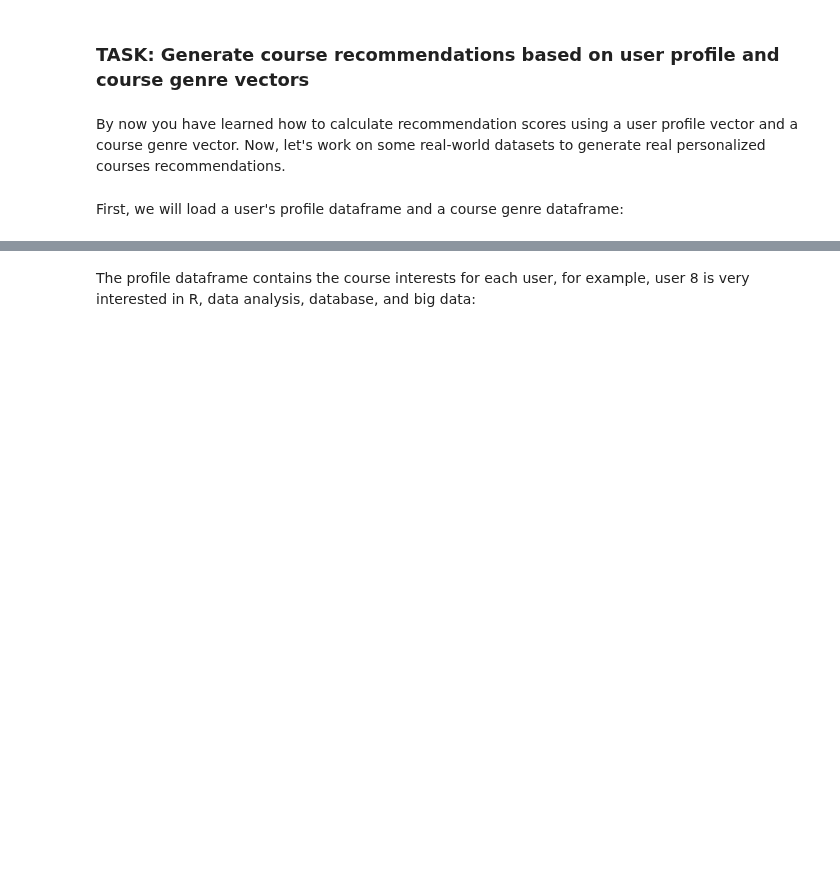
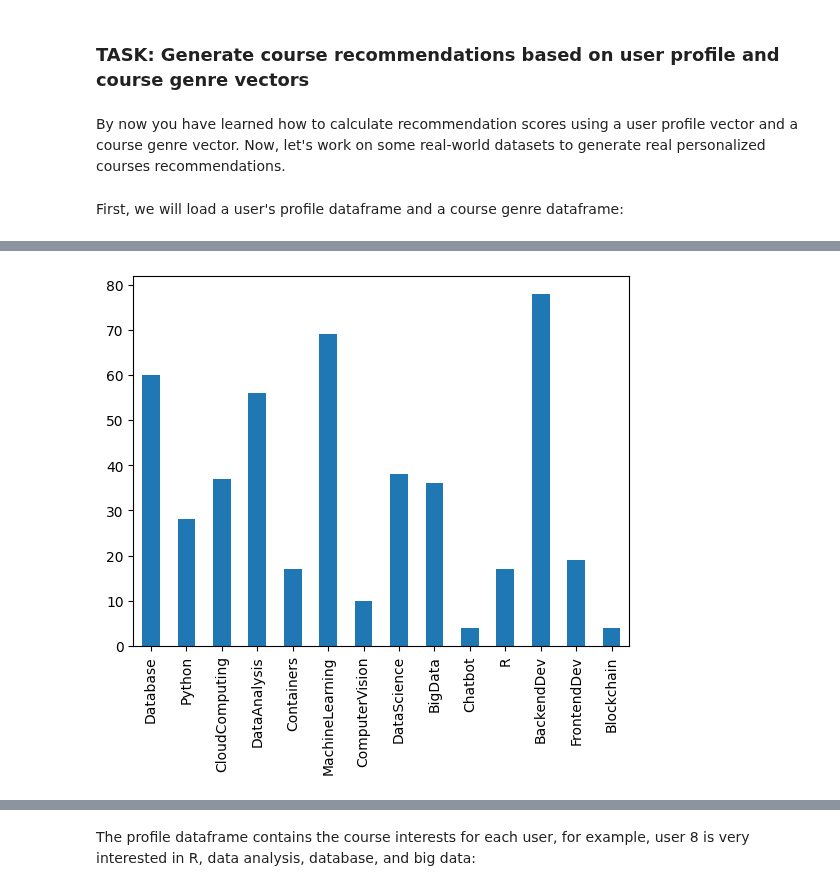
Before and after one commit to tycoi2005/202308_machine_learning_ibm_coursera, a Jupyter notebook: 006machine-learning-capstone/lab_jupyter_content_user_profile.ipynb, the cells around one changed output, grey strips where cells are left out. Drawn from its saved outputs; the diff is of its cells as text; code cells hidden in the pictures; blank space fills up the shorter version.

Commit message:
courses per genre

```diff
--- a/006machine-learning-capstone/lab_jupyter_content_user_profile.ipynb
+++ b/006machine-learning-capstone/lab_jupyter_content_user_profile.ipynb
@@ -258,3 +258,10 @@ course_genres_df.head()
 | 2 | GPXX0ZG0EN | consuming restful services using ... | 0 | 0 | 0 | 0 | 0 | 0 | ... |
 | 3 | RP0105EN | analyzing big data in r using apa... | 1 | 0 | 0 | 1 | 0 | 0 | ... |
 | 4 | GPXX0Z2PEN | containerizing packaging and runn... | 0 | 0 | 0 | 0 | 1 | 0 | ... |
+# %%
+from matplotlib import pyplot as plt
+
+
+rs = course_genres_df.drop(["COURSE_ID", "TITLE"], axis=1).sum()
+
+rs
@@ -261,3 +284,8 @@ course_genres_df.head()
+# %%
+rs.plot(kind='bar')
+plt.show()
+# %% [output]
+[figure, added]
 # %%
 profile_genre_url = "https://cf-courses-data.s3.us.cloud-object-storage.appdomain.cloud/IBM-ML321EN-SkillsNetwork/labs/datasets/user_profile.csv"
 profile_df = pd.read_csv(profile_genre_url)
```
Also changed, not shown: parts of 1 cell of this notebook, 2 other files.
